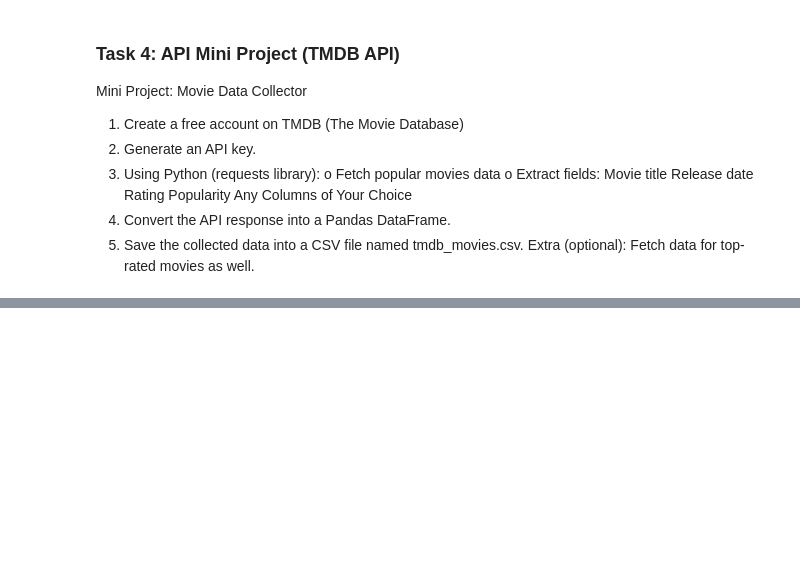
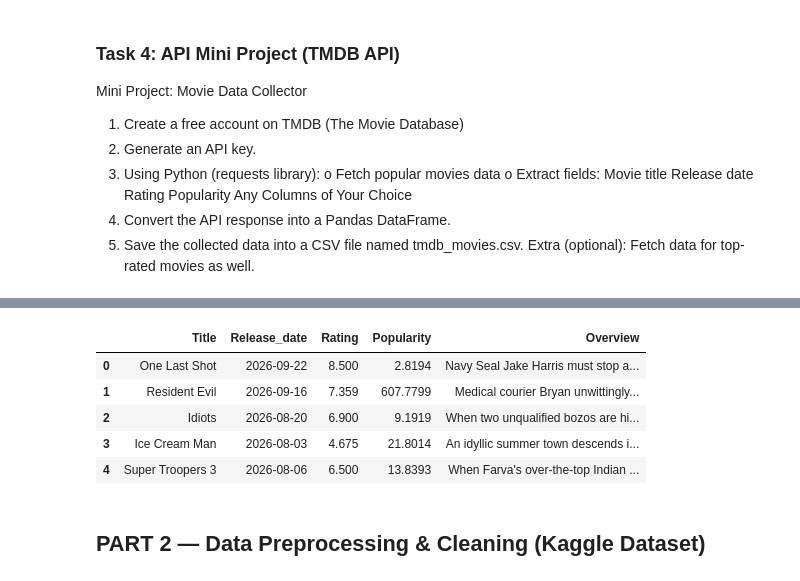
Before and after one commit to PALAKAGGARWAL62/GenAILearning, a Jupyter notebook: GenAI_Task13_Palak/Assignment13.ipynb, the cells around one changed output, grey strips where cells are left out. Cells and saved outputs as stored; diff of their text form; code cells hidden in the pictures; blank space fills up the shorter version.

Commit message:
Assignment 13 part 1

```diff
--- a/GenAI_Task13_Palak/Assignment13.ipynb
+++ b/GenAI_Task13_Palak/Assignment13.ipynb
@@ -186,0 +183,14 @@ ConnectionError: ('Connection aborted.', ConnectionResetError(10054, 'An existin
+# %%
+
+df_movie_top_selected_fields = df_movie_top[['title', 'release_date', 'vote_average', 'popularity', 'overview']]
+df_movie_top_selected_fields.columns = ['Title', 'Release_date', 'Rating', 'Popularity', 'Overview']
+df_movie_top_selected_fields.head()
+# %% [output]
+|  | Title | Release_date | Rating | Popularity | Overview |
+| 0 | One Last Shot | 2026-09-22 | 8.500 | 2.8194 | Navy Seal Jake Harris must stop a... |
+| 1 | Resident Evil | 2026-09-16 | 7.359 | 607.7799 | Medical courier Bryan unwittingly... |
+| 2 | Idiots | 2026-08-20 | 6.900 | 9.1919 | When two unqualified bozos are hi... |
+| 3 | Ice Cream Man | 2026-08-03 | 4.675 | 21.8014 | An idyllic summer town descends i... |
+| 4 | Super Troopers 3 | 2026-08-06 | 6.500 | 13.8393 | When Farva's over-the-top Indian ... |
+# %% [markdown]
+## PART 2 — Data Preprocessing & Cleaning (Kaggle Dataset)
```
Also changed, not shown: parts of 8 cells of this notebook, 2 other files.
